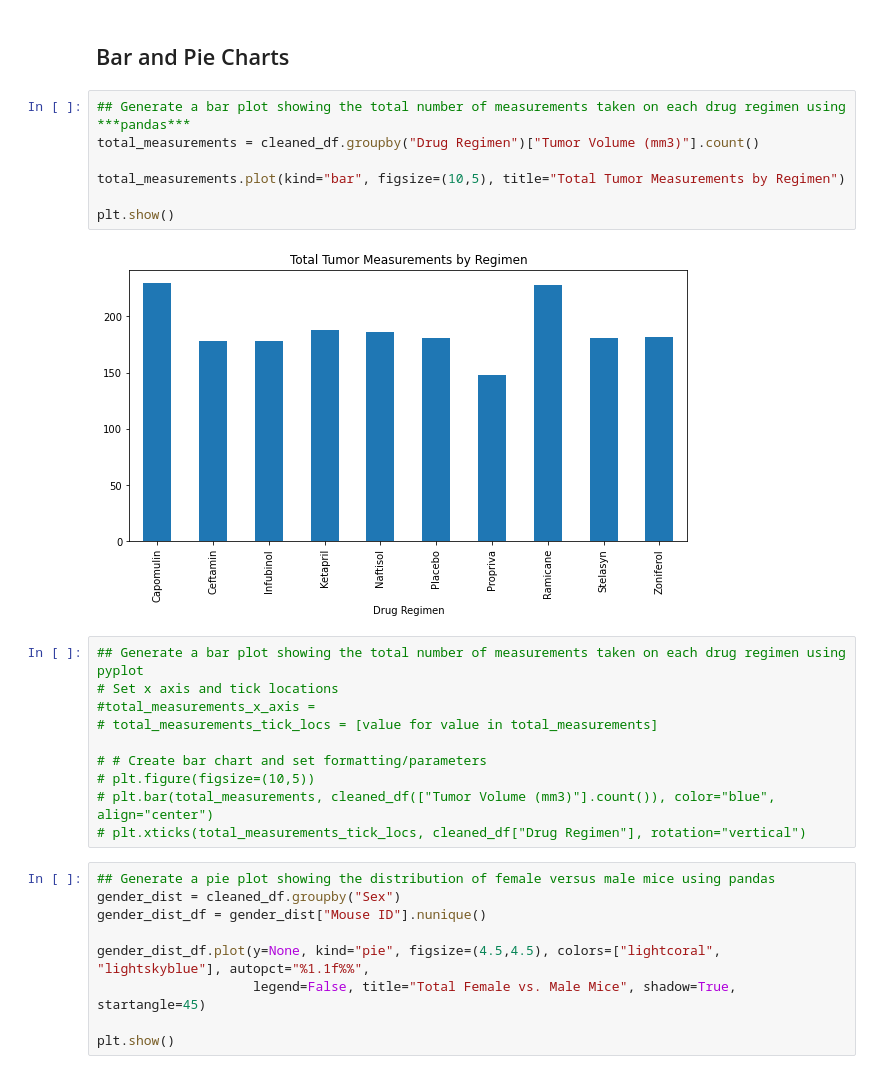
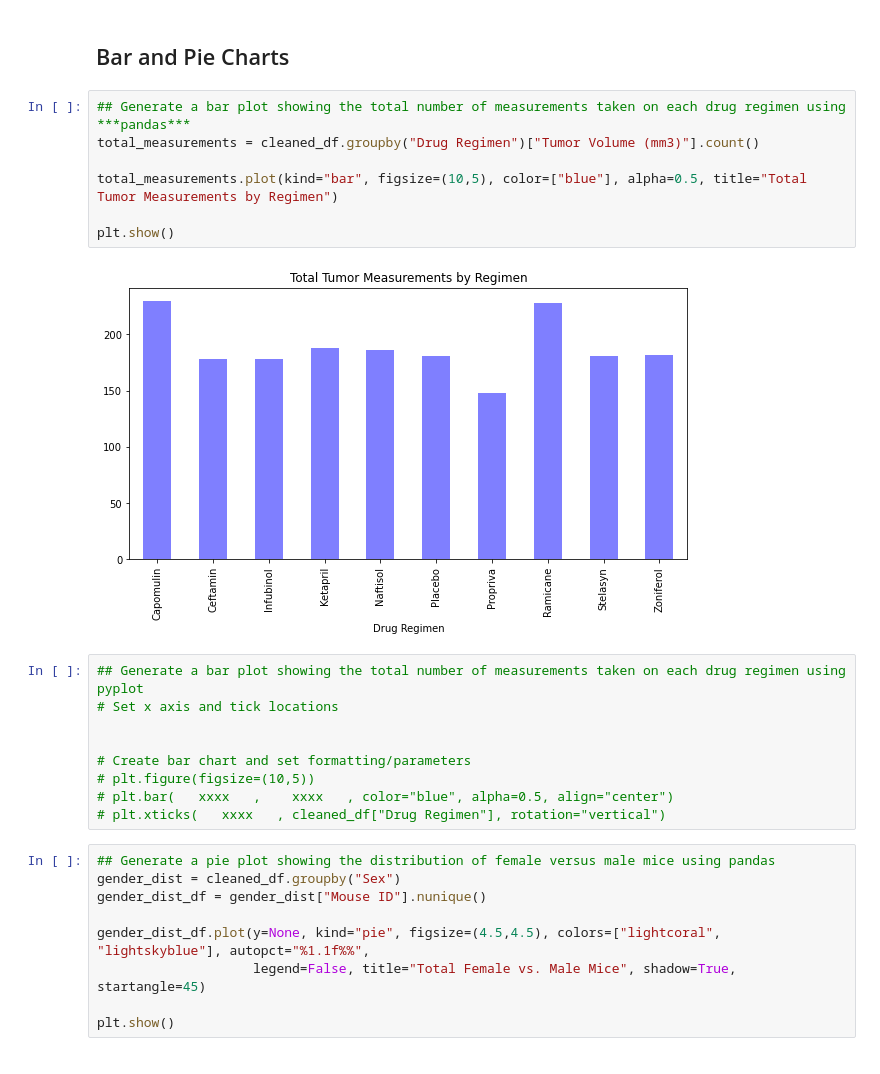
Before and after one commit to zpoeschl/matplotlib-challenge, a Jupyter notebook: Pymaceuticals/ZPoeschl_pymaceuticals.ipynb, the cells around one changed output. Drawn from its saved outputs; the diff is of its cells as text.

```diff
--- a/Pymaceuticals/ZPoeschl_pymaceuticals.ipynb
+++ b/Pymaceuticals/ZPoeschl_pymaceuticals.ipynb
@@ -132,22 +127,21 @@ regimen_group_df2
 # %%
 ## Generate a bar plot showing the total number of measurements taken on each drug regimen using ***pandas***
 total_measurements = cleaned_df.groupby("Drug Regimen")["Tumor Volume (mm3)"].count()
 
-total_measurements.plot(kind="bar", figsize=(10,5), title="Total Tumor Measurements by Regimen")
+total_measurements.plot(kind="bar", figsize=(10,5), color=["blue"], alpha=0.5, title="Total Tumor Measurements by Regimen")
 
 plt.show()
 # %% [output]
-[figure, old version]
+[figure, new version]
 # %%
 ## Generate a bar plot showing the total number of measurements taken on each drug regimen using pyplot
 # Set x axis and tick locations
-#total_measurements_x_axis =
-# total_measurements_tick_locs = [value for value in total_measurements]
 
-# # Create bar chart and set formatting/parameters
+
+# Create bar chart and set formatting/parameters
 # plt.figure(figsize=(10,5))
-# plt.bar(total_measurements, cleaned_df(["Tumor Volume (mm3)"].count()), color="blue", align="center")
-# plt.xticks(total_measurements_tick_locs, cleaned_df["Drug Regimen"], rotation="vertical")
+# plt.bar(   xxxx   ,    xxxx   , color="blue", alpha=0.5, align="center")
+# plt.xticks(   xxxx   , cleaned_df["Drug Regimen"], rotation="vertical")
 # %%
 ## Generate a pie plot showing the distribution of female versus male mice using pandas
 gender_dist = cleaned_df.groupby("Sex")
```
Also changed, not shown: parts of 4 cells of this notebook.
